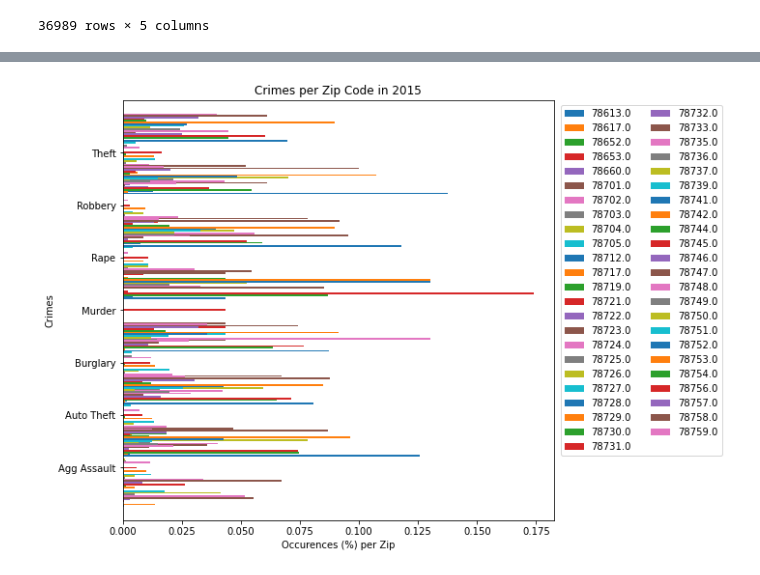
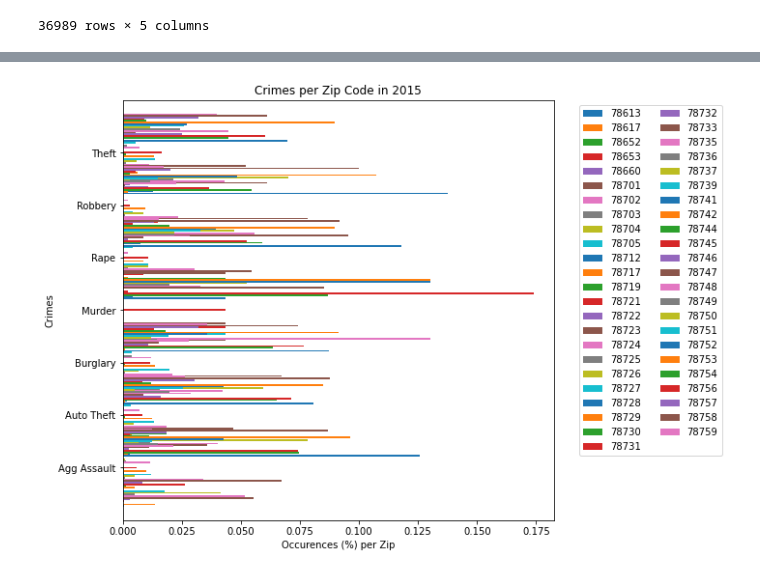
Before and after one commit to abstatz/Project-3, a Jupyter notebook: AustinAPI.ipynb, the cells around one changed output, grey strips where cells are left out. Cells and saved outputs as stored; diff of their text form; code cells hidden in the pictures.

```diff
--- a/AustinAPI.ipynb
+++ b/AustinAPI.ipynb
@@ -294,15 +279,12 @@ fig
 # %%
 ## Scatterplots
 # 2015
-
-zip_code = new_15["zip"]
-crime = new_15["highest_offense"]
-pd.crosstab(new_15['highest_offense'],new_15['zip'],normalize="index").plot.barh(stacked=False, width = 1.5)
+pd.crosstab(new_15['highest_offense'],new_15['zip'].astype(int),normalize="index").plot.barh(stacked=False, width = 1.5)
 plt.legend(loc='upper right',ncol=2, bbox_to_anchor=(1.4, 1))
 plt.gcf().set_size_inches(8, 8)
 plt.xlabel('Occurences (%) per Zip')
 plt.ylabel('Crimes')
 plt.title('Crimes per Zip Code in 2015')
 plt.show()
 # %% [output]
-[figure, old version]
+[figure, new version]
```
Also changed, not shown: parts of 10 cells of this notebook, 8 other files.
